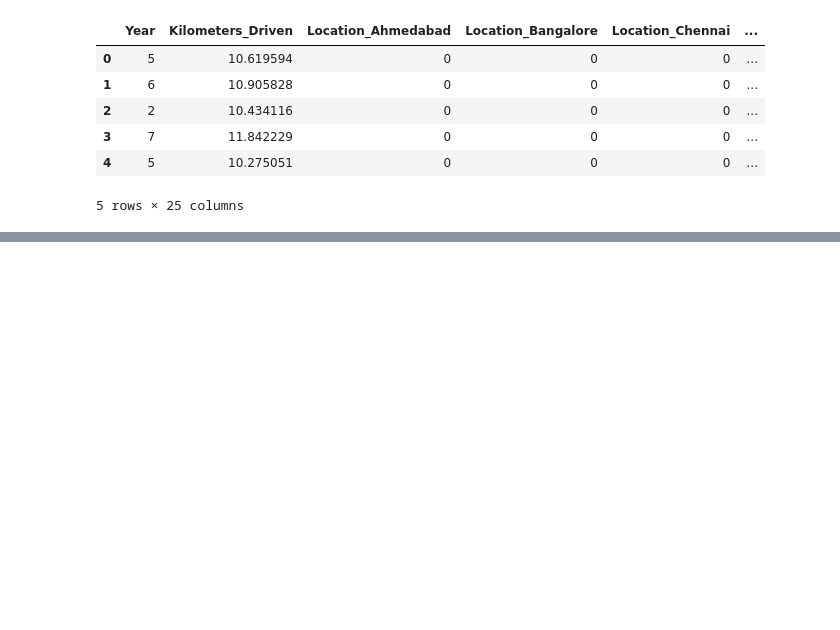
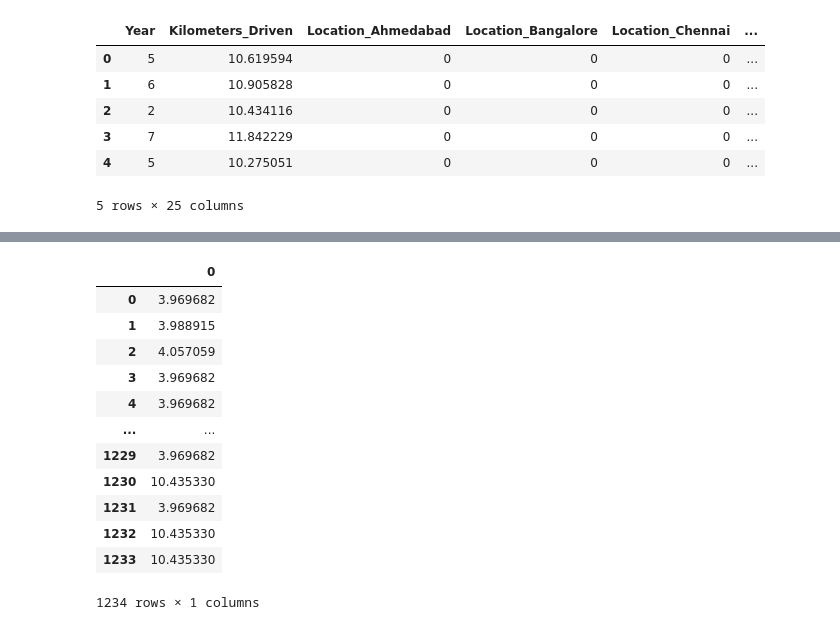
Before and after one commit to Project-Team-0/Car-Price-Prediction, a Jupyter notebook: Car Price Prediction.ipynb, the cells around one changed output, grey strips where cells are left out. Drawn from its saved outputs; the diff is of its cells as text; code cells hidden in the pictures; blank space fills up the shorter version.

```diff
--- a/Car Price Prediction.ipynb
+++ b/Car Price Prediction.ipynb
@@ -667,0 +946,17 @@ test_data.head()
+# %%
+prediction2=pd.DataFrame(Prediction_2)
+prediction2
+# %% [output]
+|  | 0 |
+| 0 | 3.969682 |
+| 1 | 3.988915 |
+| 2 | 4.057059 |
+| 3 | 3.969682 |
+| 4 | 3.969682 |
+| ... | ... |
+| 1229 | 3.969682 |
+| 1230 | 10.435330 |
+| 1231 | 3.969682 |
+| 1232 | 10.435330 |
+| 1233 | 10.435330 |
+1234 rows × 1 columns
```
Also changed, not shown: parts of 28 cells of this notebook.
